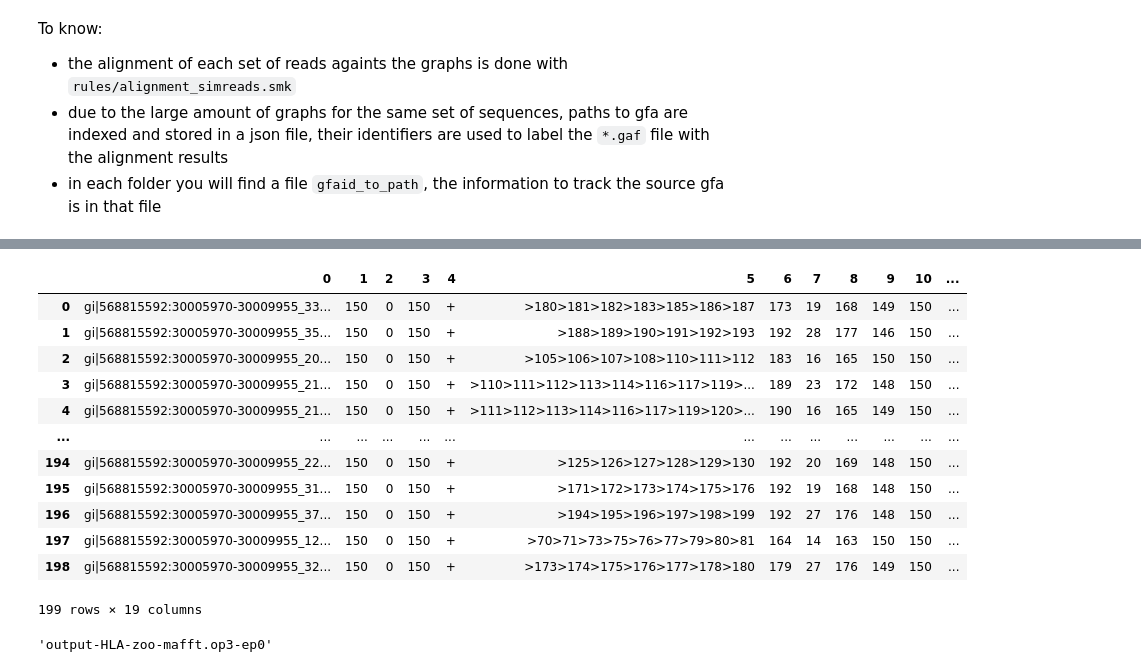
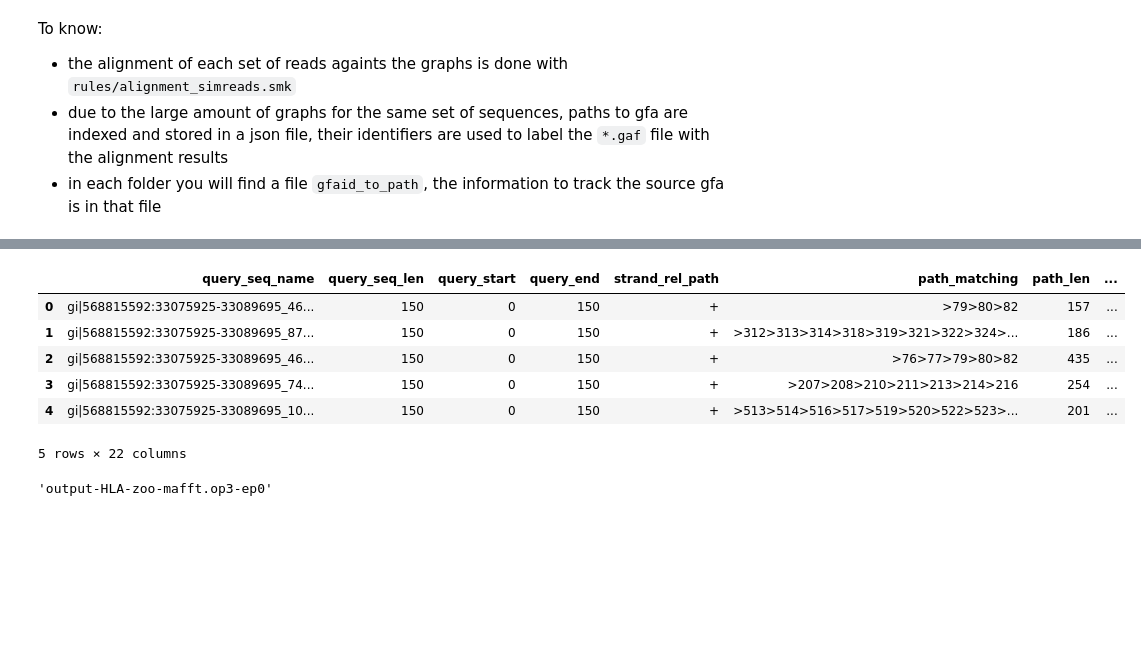
Before and after one commit to AlgoLab/pangeblocks-experiments, a Jupyter notebook: notebooks/alignments.ipynb, the cells around one changed output, grey strips where cells are left out. Cells and saved outputs as stored; diff of their text form; code cells hidden in the pictures; blank space fills up the shorter version.

```diff
--- a/notebooks/alignments.ipynb
+++ b/notebooks/alignments.ipynb
@@ -23,6 +61,7 @@ from utils.load_gaf import load_gaf, ABBV
 # %%
 tool="makeprg"
-PATH_TOOL=Path("/data/pangeblocks-experiments/alignment-simulated-reads-HLA-zoo/giraffe").joinpath(tool)
+aligner="graphaligner"
+PATH_TOOL=Path(f"/data/pangeblocks-experiments/alignment-simulated-reads-HLA-zoo/{aligner}").joinpath(tool)
 
 with open(Path(PATH_TOOL).joinpath("gfaid_to_paths.json")) as fp:
     gfaid_to_paths=json.load(fp)
@@ -32,26 +71,21 @@ seqsid, gfaid, _ = path_gaf.stem.split(".")
 gfaid = gfaid.replace("gfaid","")
 path_gfa = "../"+ gfaid_to_paths[gfaid]
 # %%
-gaf = load_gaf(path_gaf=path_gaf, path_gfa=path_gfa, aligner="giraffe")
+gaf = load_gaf(path_gaf=path_gaf, path_gfa=path_gfa, aligner=aligner)
 gaf["seqsid"] = seqsid
 gaf["tool"] = tool
 gaf["gfa"] = path_gfa
+gaf["aligner"] = aligner
 # %%
-gaf
+gaf.head()
 # %% [output]
-|  | 0 | 1 | 2 | 3 | 4 | 5 | 6 | 7 | 8 | 9 | 10 | ... |
-| 0 | gi|568815592:30005970-30009955_33... | 150 | 0 | 150 | + | >180>181>182>183>185>186>187 | 173 | 19 | 168 | 149 | 150 | ... |
-| 1 | gi|568815592:30005970-30009955_35... | 150 | 0 | 150 | + | >188>189>190>191>192>193 | 192 | 28 | 177 | 146 | 150 | ... |
-| 2 | gi|568815592:30005970-30009955_20... | 150 | 0 | 150 | + | >105>106>107>108>110>111>112 | 183 | 16 | 165 | 150 | 150 | ... |
-| 3 | gi|568815592:30005970-30009955_21... | 150 | 0 | 150 | + | >110>111>112>113>114>116>117>119>... | 189 | 23 | 172 | 148 | 150 | ... |
-| 4 | gi|568815592:30005970-30009955_21... | 150 | 0 | 150 | + | >111>112>113>114>116>117>119>120>... | 190 | 16 | 165 | 149 | 150 | ... |
-| ... | ... | ... | ... | ... | ... | ... | ... | ... | ... | ... | ... | ... |
-| 194 | gi|568815592:30005970-30009955_22... | 150 | 0 | 150 | + | >125>126>127>128>129>130 | 192 | 20 | 169 | 148 | 150 | ... |
-| 195 | gi|568815592:30005970-30009955_31... | 150 | 0 | 150 | + | >171>172>173>174>175>176 | 192 | 19 | 168 | 148 | 150 | ... |
-| 196 | gi|568815592:30005970-30009955_37... | 150 | 0 | 150 | + | >194>195>196>197>198>199 | 192 | 27 | 176 | 148 | 150 | ... |
-| 197 | gi|568815592:30005970-30009955_12... | 150 | 0 | 150 | + | >70>71>73>75>76>77>79>80>81 | 164 | 14 | 163 | 150 | 150 | ... |
-| 198 | gi|568815592:30005970-30009955_32... | 150 | 0 | 150 | + | >173>174>175>176>177>178>180 | 179 | 27 | 176 | 149 | 150 | ... |
+|  | query_seq_name | query_seq_len | query_start | query_end | strand_rel_path | path_matching | path_len | ... |
+| 0 | gi|568815592:33075925-33089695_46... | 150 | 0 | 150 | + | >79>80>82 | 157 | ... |
+| 1 | gi|568815592:33075925-33089695_87... | 150 | 0 | 150 | + | >312>313>314>318>319>321>322>324>... | 186 | ... |
+| 2 | gi|568815592:33075925-33089695_46... | 150 | 0 | 150 | + | >76>77>79>80>82 | 435 | ... |
+| 3 | gi|568815592:33075925-33089695_74... | 150 | 0 | 150 | + | >207>208>210>211>213>214>216 | 254 | ... |
+| 4 | gi|568815592:33075925-33089695_10... | 150 | 0 | 150 | + | >513>514>516>517>519>520>522>523>... | 201 | ... |
-199 rows × 19 columns
+5 rows × 22 columns
 # %%
 *_, mafft, _ = path_gfa.split("/")
 mafft
```
Also changed, not shown: parts of 52 cells of this notebook, 12 other files.
